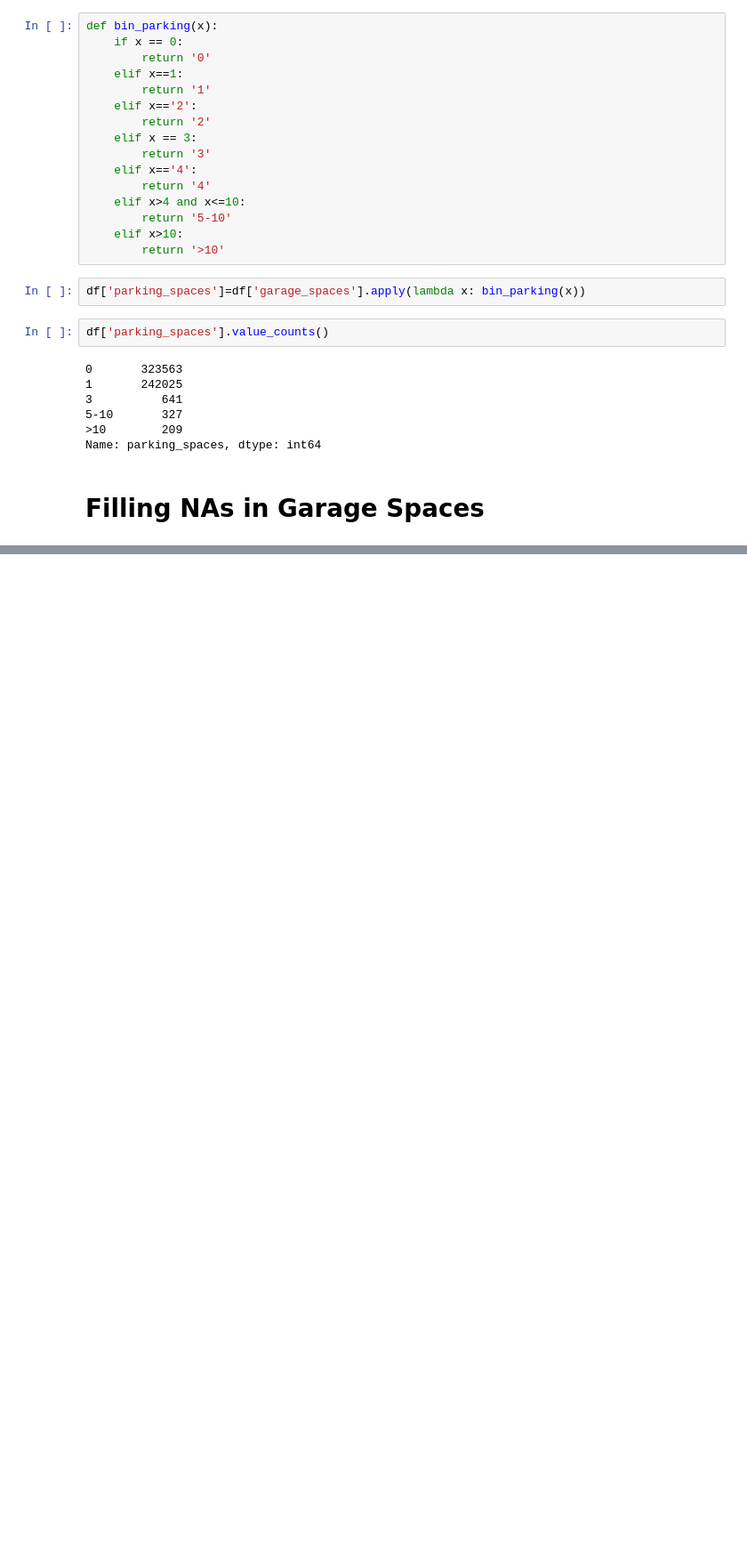
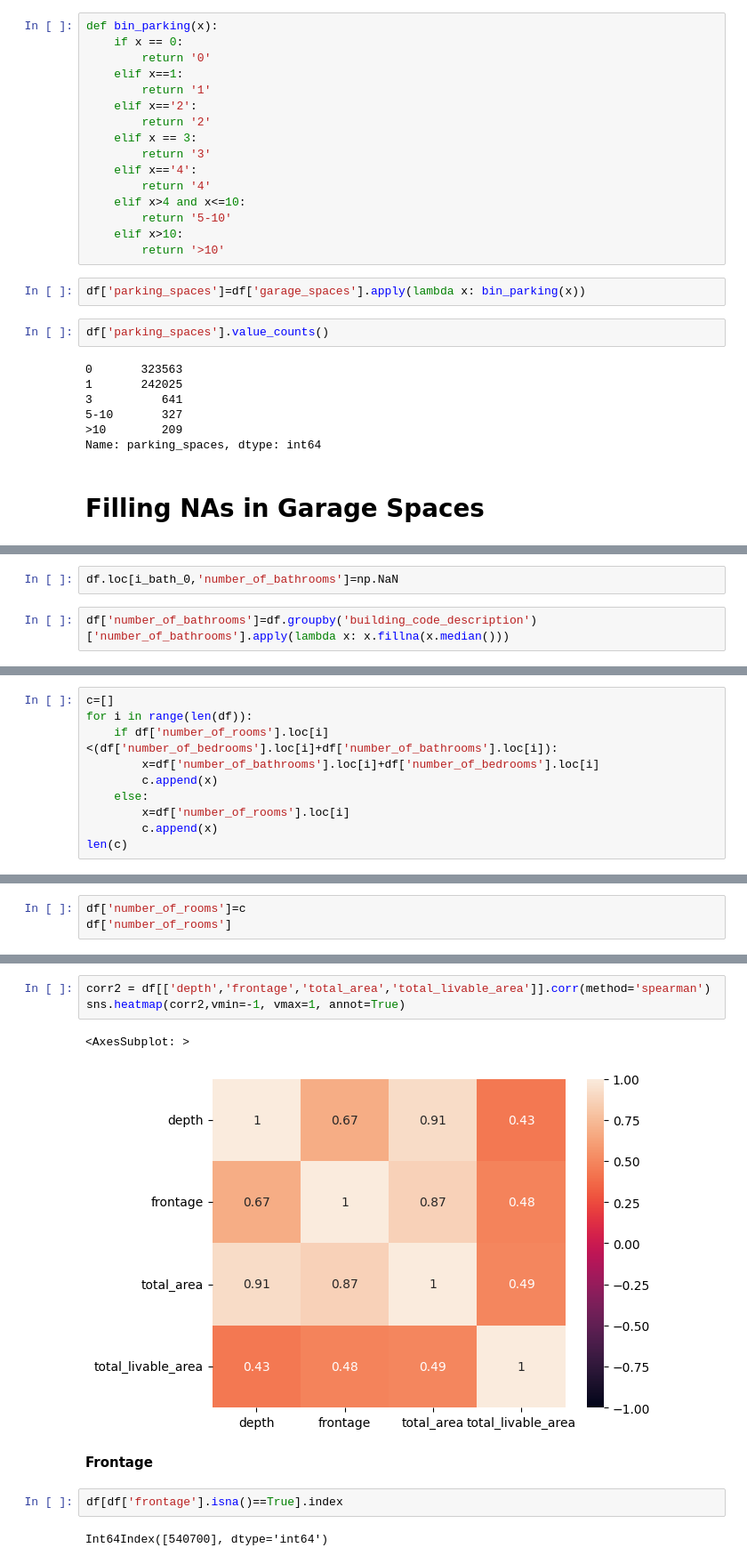
Before and after one commit to AP58PRAD/Philadelphia-House-Pricing, a Jupyter notebook: Data Cleaning.ipynb, the cells around one changed output, grey strips where cells are left out. Shown at 89% size. Drawn from its saved outputs; the diff is of its cells as text; blank space fills up the shorter version.

```diff
--- a/Data Cleaning.ipynb
+++ b/Data Cleaning.ipynb
@@ -1268,0 +1703,4 @@ Name: parking_spaces, dtype: int64
+# %%
+df.loc[i_bath_0,'number_of_bathrooms']=np.NaN
+# %%
+df['number_of_bathrooms']=df.groupby('building_code_description')['number_of_bathrooms'].apply(lambda x: x.fillna(x.median()))
@@ -1268,0 +1754,10 @@ Name: parking_spaces, dtype: int64
+# %%
+c=[]
+for i in range(len(df)):
+    if df['number_of_rooms'].loc[i]<(df['number_of_bedrooms'].loc[i]+df['number_of_bathrooms'].loc[i]):
+        x=df['number_of_bathrooms'].loc[i]+df['number_of_bedrooms'].loc[i]
+        c.append(x)
+    else:
+        x=df['number_of_rooms'].loc[i]
+        c.append(x)
+len(c)
@@ -1268,0 +1766,3 @@ Name: parking_spaces, dtype: int64
+# %%
+df['number_of_rooms']=c
+df['number_of_rooms']
@@ -1268,0 +1831,12 @@ Name: parking_spaces, dtype: int64
+# %%
+corr2 = df[['depth','frontage','total_area','total_livable_area']].corr(method='spearman')
+sns.heatmap(corr2,vmin=-1, vmax=1, annot=True)
+# %% [output]
+<AxesSubplot: >
+[figure, added]
+# %% [markdown]
+<b> Frontage </b>
+# %%
+df[df['frontage'].isna()==True].index
+# %% [output]
+Int64Index([540700], dtype='int64')
```
Also changed, not shown: parts of 134 cells of this notebook.
